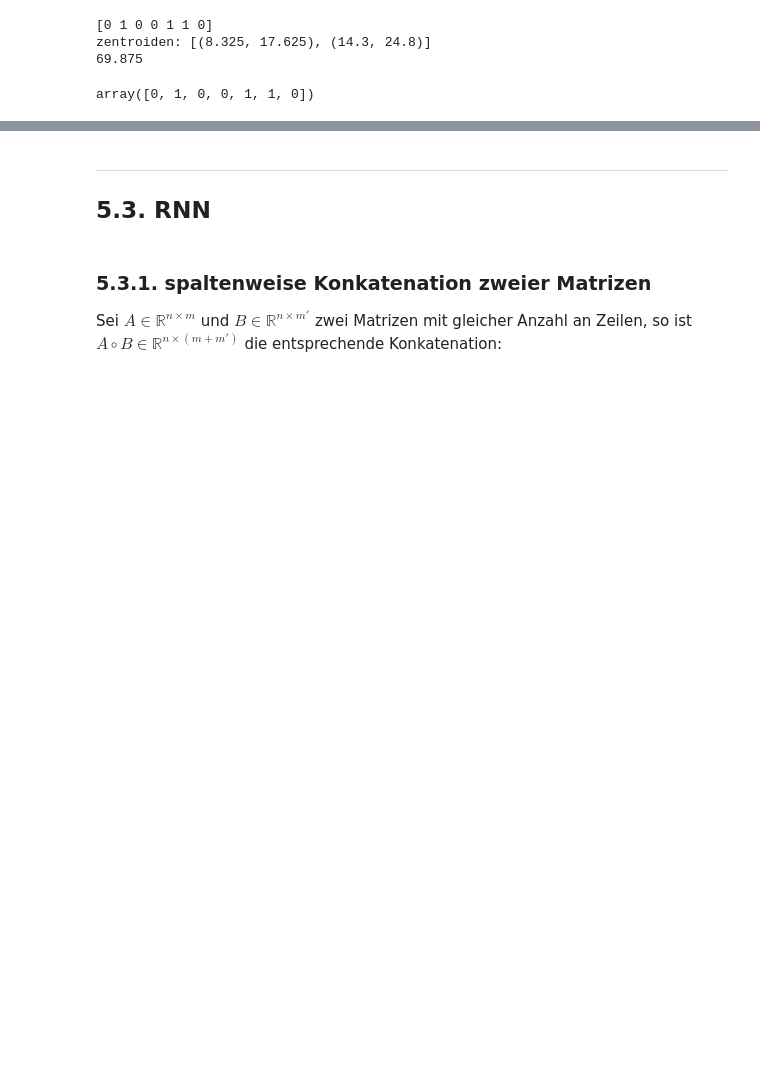
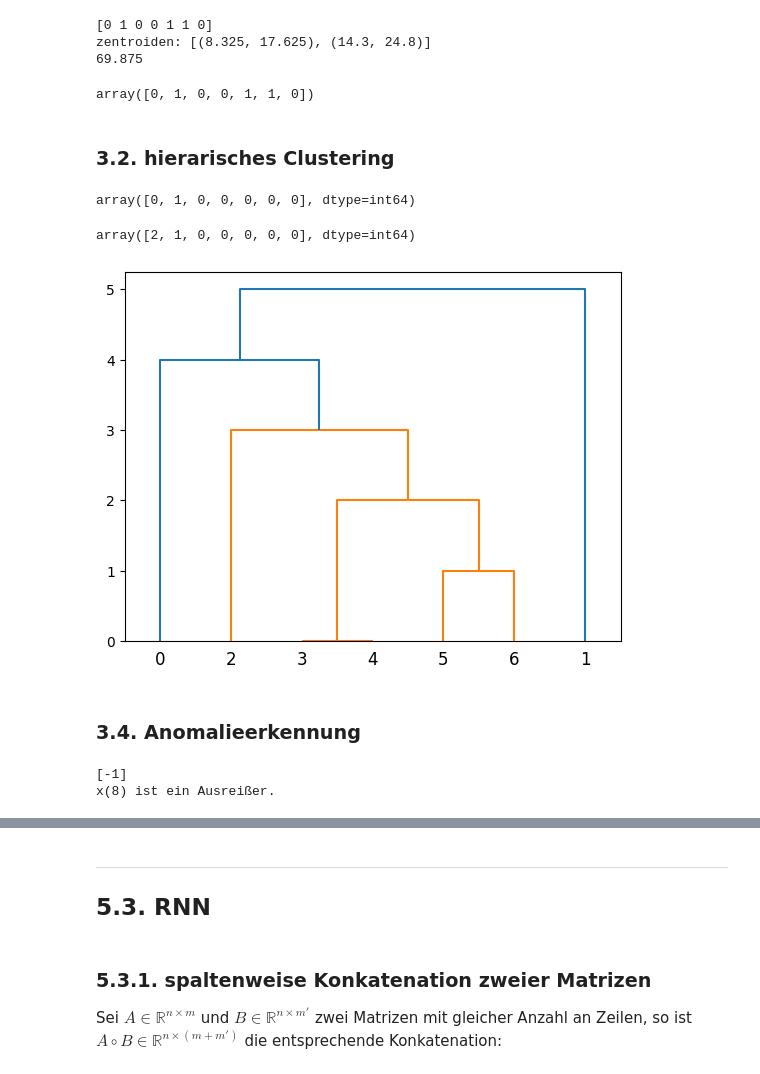
Before and after one commit to ShadaMaayouf/Sem2_Machine_Learning, a Jupyter notebook: prog Cheatsheet.ipynb, the cells around one changed output, grey strips where cells are left out. Cells and saved outputs as stored; diff of their text form; code cells hidden in the pictures; blank space fills up the shorter version.

```diff
--- a/prog Cheatsheet.ipynb
+++ b/prog Cheatsheet.ipynb
@@ -1430,3 +1437,65 @@ y
 zentroiden: [(8.325, 17.625), (14.3, 24.8)]
 69.875
 array([0, 1, 0, 0, 1, 1, 0])
+# %% [markdown]
+### 3.2. hierarisches Clustering <a name=3.2.><a>
+# %%
+from sklearn.cluster import AgglomerativeClustering
+import numpy as np
+
+# Datensatz E
+E = np.array([(7.1,1.5),(5,14.6),(9.7,8.1),(14,4.6),(15.5,2.2),(18.4,6.2),(20.3,10.3)])
+
+# Erstellen Sie das Modell
+clust = AgglomerativeClustering(n_clusters=2, affinity='euclidean', linkage='single')
+#clust = AgglomerativeClustering(n_clusters=2,distance_threshold=0,linkage='average').fit(X)
+
+# Modell anpassen und Vorhersagen machen
+clust.fit_predict(E)
+# %% [output]
+array([0, 1, 0, 0, 0, 0, 0], dtype=int64)
+# %%
+
+# Erstellen Sie das Modell
+clust = AgglomerativeClustering(n_clusters=3, affinity='euclidean', linkage='single')
+#clust = AgglomerativeClustering(n_clusters=2,distance_threshold=0,linkage='average').fit(X)
+
+# Modell anpassen und Vorhersagen machen
+clust.fit_predict(E)
+# %% [output]
+array([2, 1, 0, 0, 0, 0, 0], dtype=int64)
+# %%
+from matplotlib import pyplot as plt
+from scipy.cluster.hierarchy import dendrogram
+
+plt.figure()
+dendrogram(np.column_stack([clust.children_, np.arange(clust.children_.shape[0]), np.arange(2, clust.children_.shape[0]+2)]).astype(float))
+plt.show()
+# %% [output]
+[figure, added]
+# %% [markdown]
+### 3.4. Anomalieerkennung <a name=3.4.><a>
+# %%
+from sklearn.covariance import EllipticEnvelope
+
+# Gegebener Datensatz
+E = [(11,0.8),(11.6,1),(9.2,0.9),(14.1,0.8),(13.4,0.9),(8.8,1.1),(12.2,0.8)]
+
+# Neuer Punkt
+x = [13.9, 1.1]
+
+# Erstellen Sie das EllipticEnvelope Modell
+model = EllipticEnvelope(contamination=0.1).fit(E)
+
+# Vorhersage für den neuen Punkt
+prediction = model.predict([x8])
+
+print(prediction)
+
+if prediction == -1:
+    print("x(8) ist ein Ausreißer.")
+else:
+    print("x(8) ist kein Ausreißer.")
+# %% [output]
+[-1]
+x(8) ist ein Ausreißer.
```
Also changed, not shown: parts of 3 cells of this notebook, 4 other files.
